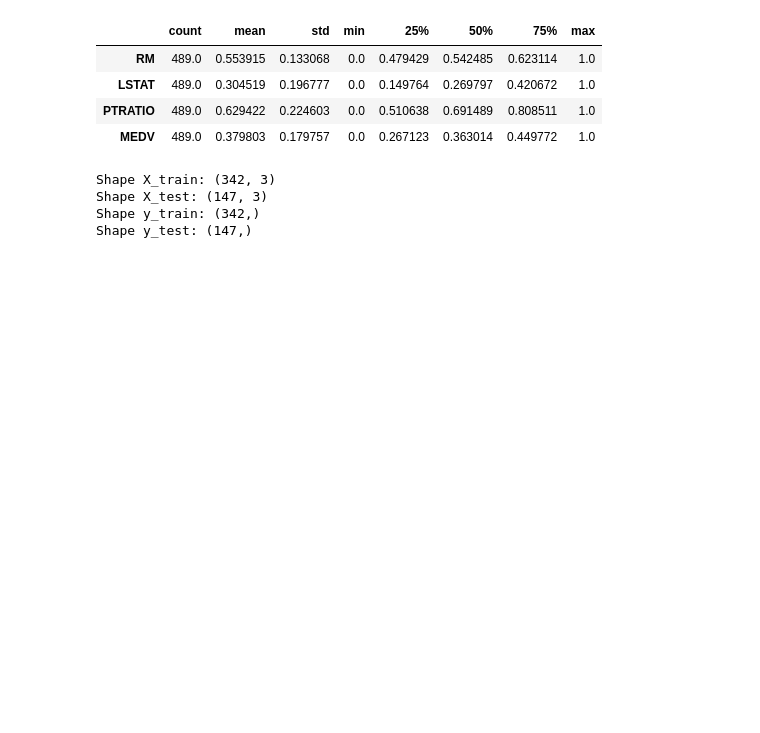
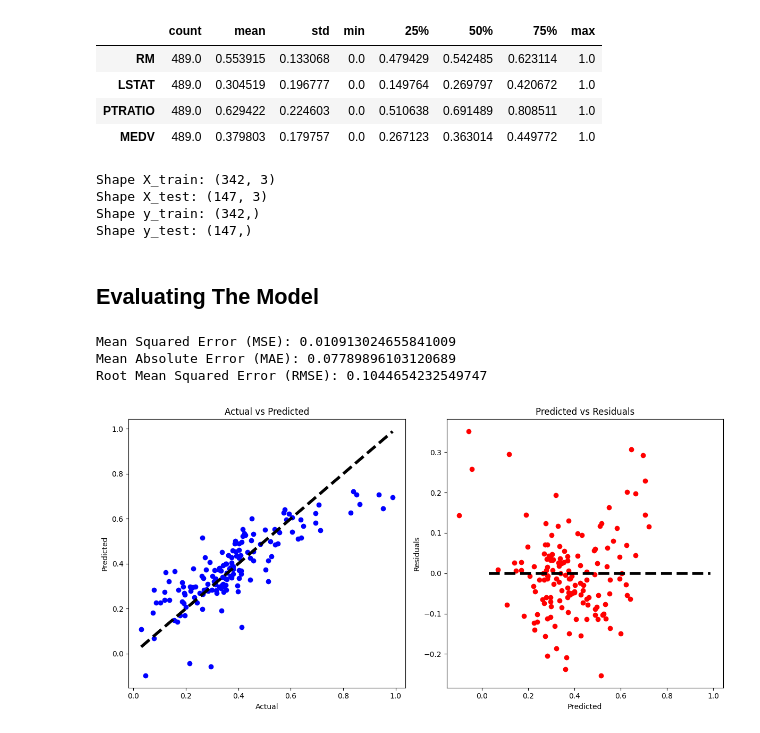
Before and after one commit to UsepSyaikalArifin/basic_machine_learning, a Jupyter notebook: machine_learning_with_python_for_beginner.ipynb, the cells around one changed output. Cells and saved outputs as stored; diff of their text form; code cells hidden in the pictures; blank space fills up the shorter version.

Commit message:
Evaluasi Model Linear Regression

```diff
--- a/machine_learning_with_python_for_beginner.ipynb
+++ b/machine_learning_with_python_for_beginner.ipynb
@@ -710,3 +710,40 @@ model_linreg = LinearRegression()
 model_linreg = model_linreg.fit(X_train, y_train)
 # Apply the regressor/model to the test data
 y_pred_linreg = model_linreg.predict(X_test)
+# %% [markdown]
+## Evaluating The Model
+# %%
+# Load Library for Evaluation Model
+from sklearn.metrics import mean_squared_error, mean_absolute_error
+import numpy as np
+import matplotlib.pyplot as plt
+
+# Calculating MSE, lower the value better it is. 0 means perfect prediction
+mse = mean_squared_error(y_test, y_pred_linreg)
+print(f"Mean Squared Error (MSE): {mse}")
+mae = mean_absolute_error(y_test, y_pred_linreg)
+print(f"Mean Absolute Error (MAE): {mae}")
+rmse = np.sqrt(mse)
+print(f"Root Mean Squared Error (RMSE): {rmse}")
+
+# Plotting y_test and y_pred
+fig, axs = plt.subplots(1, 2, figsize=(12, 6))
+# Plotting y_test dan y_pred (data sebenarnya dan prediksi)
+axs[0].scatter(y_test, y_pred_linreg, color = "blue")
+axs[0].plot([y_test.min(), y_test.max()], [y_test.min(), y_test.max()], 'k--', lw=4)
+axs[0].set_xlabel("Actual")
+axs[0].set_ylabel("Predicted")
+axs[0].set_title("Actual vs Predicted")
+# Plotting the residuals: difference between y_test and y_pred
+axs[1].scatter(y_pred_linreg, y_test - y_pred_linreg, color = "red")
+axs[1].plot([y_test.min(), y_test.max()], [0, 0], 'k--', lw=4)
+axs[1].set_xlabel("Predicted")
+axs[1].set_ylabel("Residuals")
+axs[1].set_title("Predicted vs Residuals")
+plt.tight_layout()
+plt.show()
+# %% [output]
+Mean Squared Error (MSE): 0.010913024655841009
+Mean Absolute Error (MAE): 0.07789896103120689
+Root Mean Squared Error (RMSE): 0.1044654232549747
+[figure, added]
```
